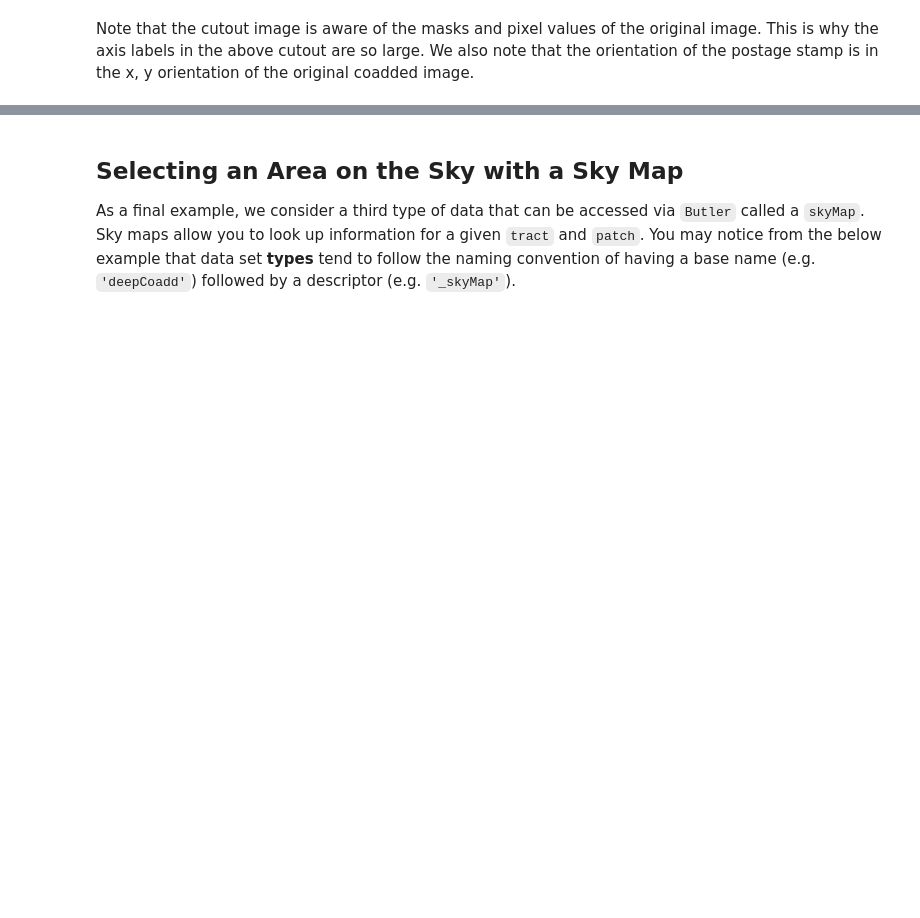
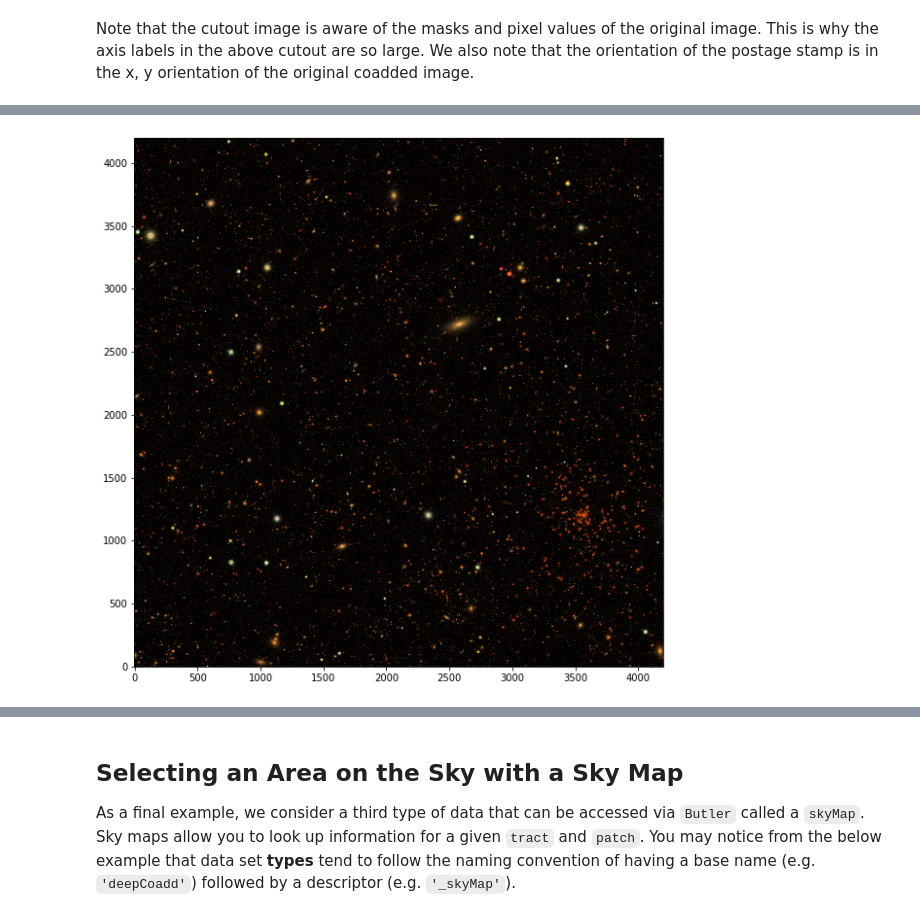
Before and after one commit to LSSTScienceCollaborations/StackClub, a Jupyter notebook: Basics/ButlerTutorial.ipynb, the cells around one changed output, grey strips where cells are left out. Cells and saved outputs as stored; diff of their text form; code cells hidden in the pictures; blank space fills up the shorter version.

```diff
--- a/Basics/ButlerTutorial.ipynb
+++ b/Basics/ButlerTutorial.ipynb
@@ -146,0 +278,26 @@ Note that the cutout image is aware of the masks and pixel values of the origina
+# %%
+if dataset == 'DC2':
+
+    import lsst.afw.display.rgb as rgb
+
+    dataId = {'tract':tract, 'patch':patch}
+
+    bandpass_color_map = {'green':'r', 'red':'i', 'blue':'g'}
+
+    exposures = {}
+    for bandpass in bandpass_color_map.values():
+        dataId['filter'] = bandpass
+        exposures[bandpass] = butler.get(coadd_type, dataId=dataId)
+
+    fig = plt.figure(figsize=(10,10))
+    rgb_im = rgb.makeRGB(*(exposures[bandpass_color_map[color]].getMaskedImage().getImage()
+                           for color in ('red', 'green', 'blue')), Q=8, dataRange=1.0,
+                           xSize=None, ySize=None)
+
+    rgb.displayRGB(rgb_im)
+
+else:
+
+    print('Sorry, it looks as though this section only works for the DC2 data set.')
+# %% [output]
+[figure, added]
```
Also changed, not shown: parts of 30 cells of this notebook.
